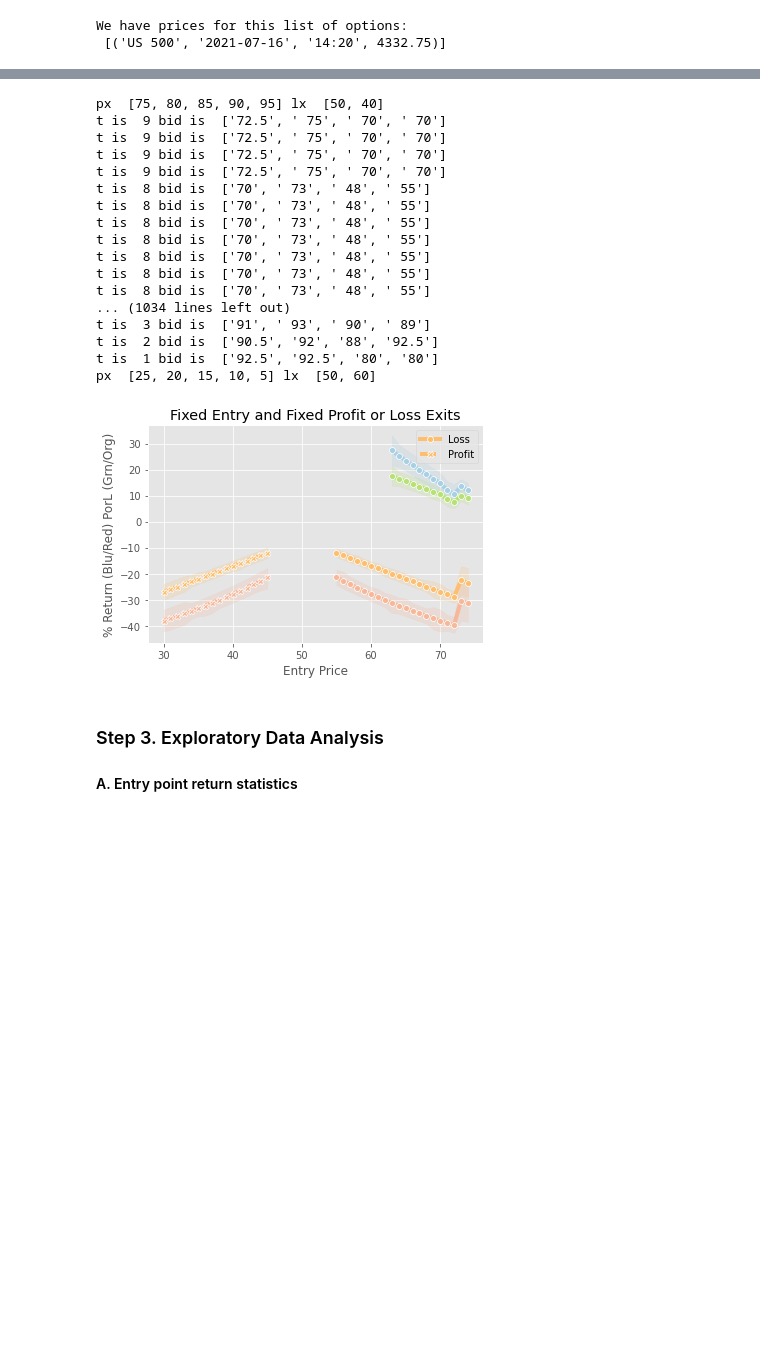
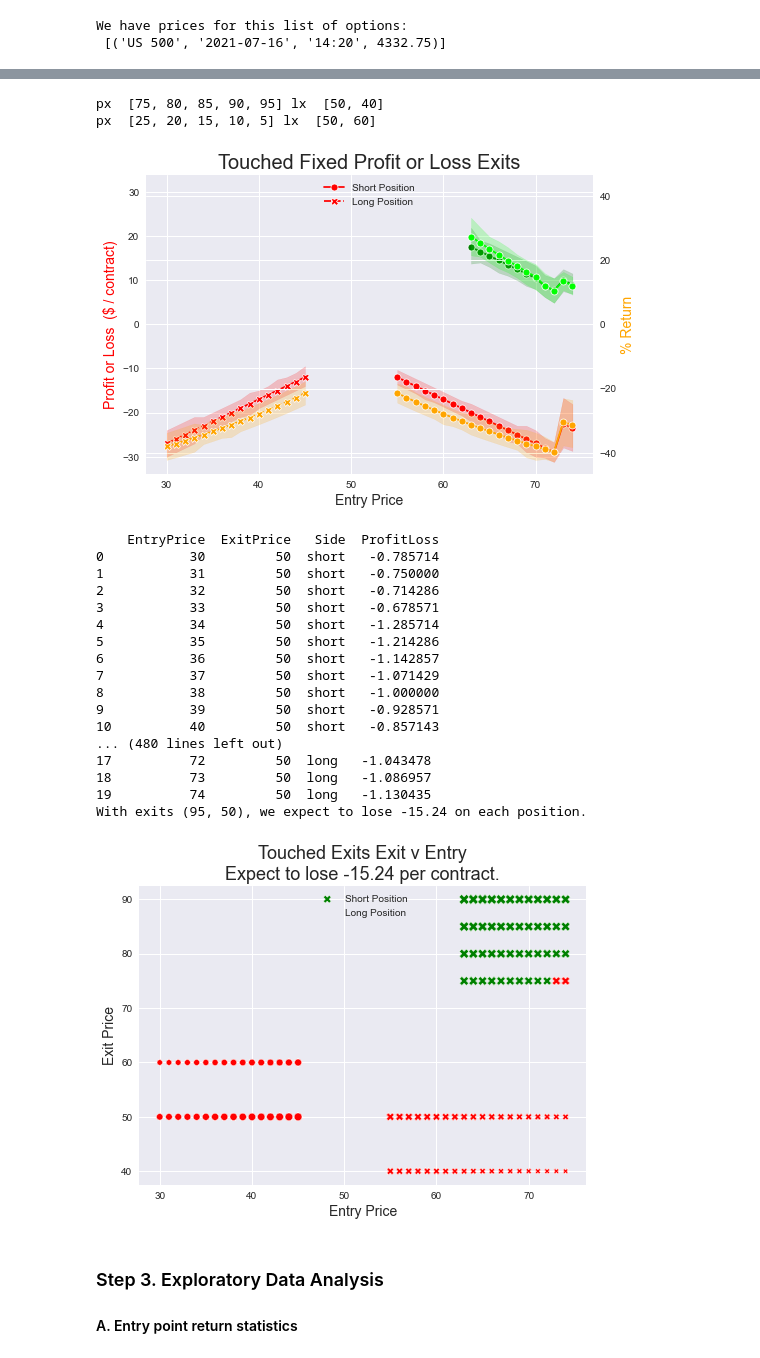
Before and after one commit to BradDoty/NadexTrading, a Jupyter notebook: Data Driven Trading Model Development.ipynb, the cells around one changed output, grey strips where cells are left out. Drawn from its saved outputs; the diff is of its cells as text; code cells hidden in the pictures; blank space fills up the shorter version.

```diff
--- a/Data Driven Trading Model Development.ipynb
+++ b/Data Driven Trading Model Development.ipynb
@@ -197,27 +202,27 @@ def touch_exits(entries, optid, OH, exit_lists):
                 if en.side == 'long':
                     for t in range(en.ttexp, 0, -1):          ## Have to sell a long position at the Bid.
                         bid = OH[(OH.TimeToExp == t)]['Bid'].tolist()[0]  ## Check the Bid OHLC range or scalar expiry price at ttgo t
-                        print("t is ", t, "bid is ", bid)
+                        #print("t is ", t, "bid is ", bid)
                         if t == 0:
-                            results.append(makePotentialRow(en, (bid, 0), optid))
+                            results.append(makePotentialRow(en, (bid, 0), optid, (px, lx)))
                         else:     ## We are trying to sell if the Bid High (OHLC) touches (is >=) our profit_exit.
                             if (float(bid[1]) >= px):
-                                results.append(makePotentialRow(en, (px, t), optid))
+                                results.append(makePotentialRow(en, (px, t), optid, (px, lx)))
                                 break
                             elif (float(bid[2]) <= lx):  ## Cut losses, sell if Bid Low touches our loss_exit.
-                                results.append(makePotentialRow(en, (lx, t), optid))
+                                results.append(makePotentialRow(en, (lx, t), optid, (px, lx)))
                                 break
                 else:     ## en.side == 'short':
                     for t in range(en.ttexp, 0, -1):
                         ask = OH[(OH.TimeToExp == t)]['Ask'].tolist()[0]  ## Check the Ask OHLC range or scalar expiry price at ttgo t
                         if t == 0:
-                            results.append(makePotentialRow(en, (ask, 0), optid))
+                            results.append(makePotentialRow(en, (ask, 0), optid, (px, lx)))
                         else:     ## We are trying to buy if the Ask Low (OHLC) touches (is <=) our profit_exit.
                             if (float(ask[2]) <= px):
-                                results.append(makePotentialRow(en, (px, t), optid))
+                                results.append(makePotentialRow(en, (px, t), optid, (px, lx)))
                                 break
                             elif (float(ask[1]) >= lx):  ## Cut losses, buyback if Ask High touches our loss_exit.
-                                results.append(makePotentialRow(en, (lx, t), optid))
+                                results.append(makePotentialRow(en, (lx, t), optid, (px, lx)))
                                 break
     return results
 # %%
@@ -266,6 +313,8 @@ print ("We have prices for this list of options:\n", optid)
 We have prices for this list of options:
  [('US 500', '2021-07-16', '14:20', 4332.75)]
 # %%
+strategy = buy_and_hope
+
 for o in range(len(optid)):
     print (optid[o])
     print (OptionHist[o])
@@ -274,13 +323,13 @@ for o in range(len(optid)):
     buy_list = find_candidate_long_entry_points(optid[o], OptionHist[o])
     sell_list = find_candidate_short_entry_points(optid[o], OptionHist[o])
 
-    strategy = buy_and_hope
     long_results = find_exits(buy_list, strategy, optid[o], OptionHist[o])
     short_results = find_exits(sell_list, strategy, optid[o], OptionHist[o])
     BH_Results = tabulateResults(long_results, short_results)
+    BH_Results.to_csv('Data/out/BuyandHope_716_1420_4332.csv', na_rep='NaN')
 
     print (BH_Results)
-    plotResults(BH_Results, 'Buy (or Sell) and Hope')
+    plotResults(BH_Results, 'Buy (or Sell) and Hope', legendloc='center left')
 # %% [output]
 ('US 500', '2021-07-16', '14:20', 4332.75)
        UL       Date Expiration   Strike PriceTime  TimeToExp  \
@@ -307,6 +356,7 @@ for o in range(len(optid)):
     long_results = find_exits(find_longshot_buy_points(optid[o], OptionHist[o]), strategy, optid[o], OptionHist[o])
     short_results = find_exits(find_longshot_sell_points(optid[o], OptionHist[o]), strategy, optid[o], OptionHist[o])
     LS_Results = tabulateResults(long_results, short_results)
+    LS_Results.to_csv('Data/out/LongshotHope_716_1420_4332.csv', na_rep='NaN')
 
-    plotResults(LS_Results, 'Buy (or Sell) Longshot and Hope')
+    plotResults(LS_Results, 'Buy (or Sell) Longshot and Hope', 0.35, 'upper center')
 # %% [output]
@@ -314,35 +364,54 @@ for o in range(len(optid)):
 # %%
 strategy = touch_exits
 
 for o in range(len(optid)):
     ## Find long and short entry points
     buy_list = find_candidate_long_entry_points(optid[o], OptionHist[o], min_buy=55, max_buy=74)
     sell_list = find_candidate_short_entry_points(optid[o], OptionHist[o], max_sale=45, min_sale=26)
 
     long_results = find_exits(buy_list, strategy, optid[o], OptionHist[o], ([75,80,85,90,95],[50,40]))
     short_results = find_exits(sell_list, strategy, optid[o], OptionHist[o], ([25,20,15,10,5],[50,60]))
     TE_Results = tabulateResults(long_results, short_results)
+    TE_Results.to_csv('Data/out/TouchExits_716_1420_4332.csv', na_rep='NaN')
 
-    plotResults(TE_Results, 'Fixed Entry and Fixed Profit or Loss Exits')
+    exit_choices = TE_Results.groupby(['Exits'])
+
+    plotResults(TE_Results, 'Touched Fixed Profit or Loss Exits')
+    for choice, results in exit_choices:
+        total_points = len(results)
+        Expected_PL = results.groupby(['EntryPrice','ExitPrice','Side'])['ProfitLoss'].sum()/total_points
+        Expect = pd.DataFrame(Expected_PL)
+        Expect.reset_index(inplace=True)
+        porl = 'gain' if Expect['ProfitLoss'].sum() > 0 else 'lose'
+
+        print(Expect, '\nWith exits %s, we expect to %s %.2f on each position.' % \
+              (choice, porl, round(Expect['ProfitLoss'].sum(), 2)))
+        filename = 'Data/out/TouchExitExpectation_%d_%d.csv' % (choice[0], choice[1])
+        Expect.to_csv(filename, na_rep='NaN')
+
+    plotExpectations(TE_Results, 'Touched Exits Exit v Entry')
 # %% [output]
 px  [75, 80, 85, 90, 95] lx  [50, 40]
-t is  9 bid is  ['72.5', ' 75', ' 70', ' 70']
-t is  9 bid is  ['72.5', ' 75', ' 70', ' 70']
-t is  9 bid is  ['72.5', ' 75', ' 70', ' 70']
-t is  9 bid is  ['72.5', ' 75', ' 70', ' 70']
-t is  8 bid is  ['70', ' 73', ' 48', ' 55']
-t is  8 bid is  ['70', ' 73', ' 48', ' 55']
-t is  8 bid is  ['70', ' 73', ' 48', ' 55']
-t is  8 bid is  ['70', ' 73', ' 48', ' 55']
-t is  8 bid is  ['70', ' 73', ' 48', ' 55']
-t is  8 bid is  ['70', ' 73', ' 48', ' 55']
-t is  8 bid is  ['70', ' 73', ' 48', ' 55']
-... (1034 lines left out)
-t is  3 bid is  ['91', ' 93', ' 90', ' 89']
-t is  2 bid is  ['90.5', '92', '88', '92.5']
-t is  1 bid is  ['92.5', '92.5', '80', '80']
 px  [25, 20, 15, 10, 5] lx  [50, 60]
-[figure, old version]
+[figure, new version]
+    EntryPrice  ExitPrice   Side  ProfitLoss
+0           30         50  short   -0.785714
+1           31         50  short   -0.750000
+2           32         50  short   -0.714286
+3           33         50  short   -0.678571
+4           34         50  short   -1.285714
+5           35         50  short   -1.214286
+6           36         50  short   -1.142857
+7           37         50  short   -1.071429
+8           38         50  short   -1.000000
+9           39         50  short   -0.928571
+10          40         50  short   -0.857143
+... (480 lines left out)
+17          72         50  long   -1.043478
+18          73         50  long   -1.086957
+19          74         50  long   -1.130435
+With exits (95, 50), we expect to lose -15.24 on each position.
+[figure, added]
 # %% [markdown]
 ### Step 3. Exploratory Data Analysis
 
```
Also changed, not shown: parts of 8 cells of this notebook, 23 other files.
